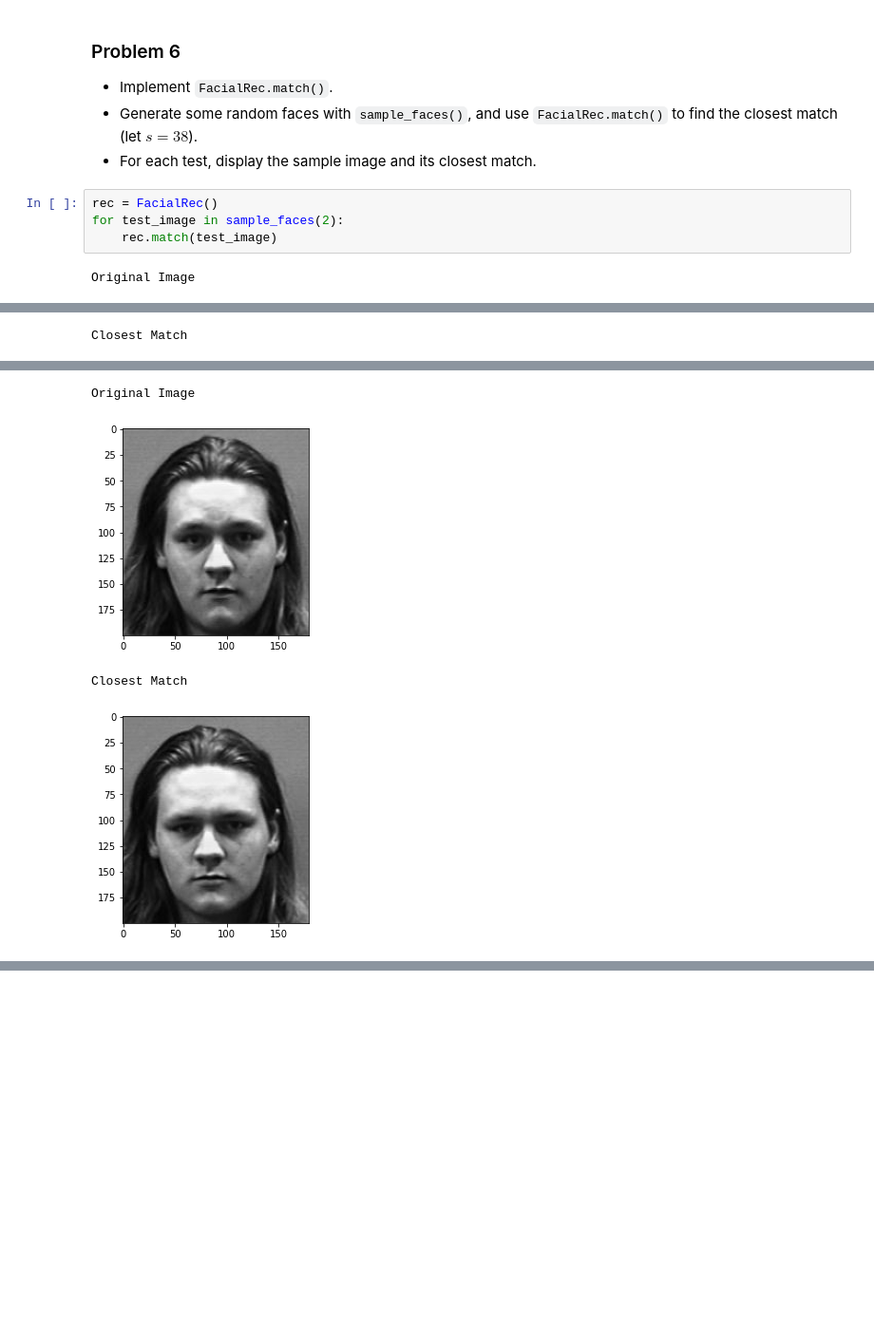
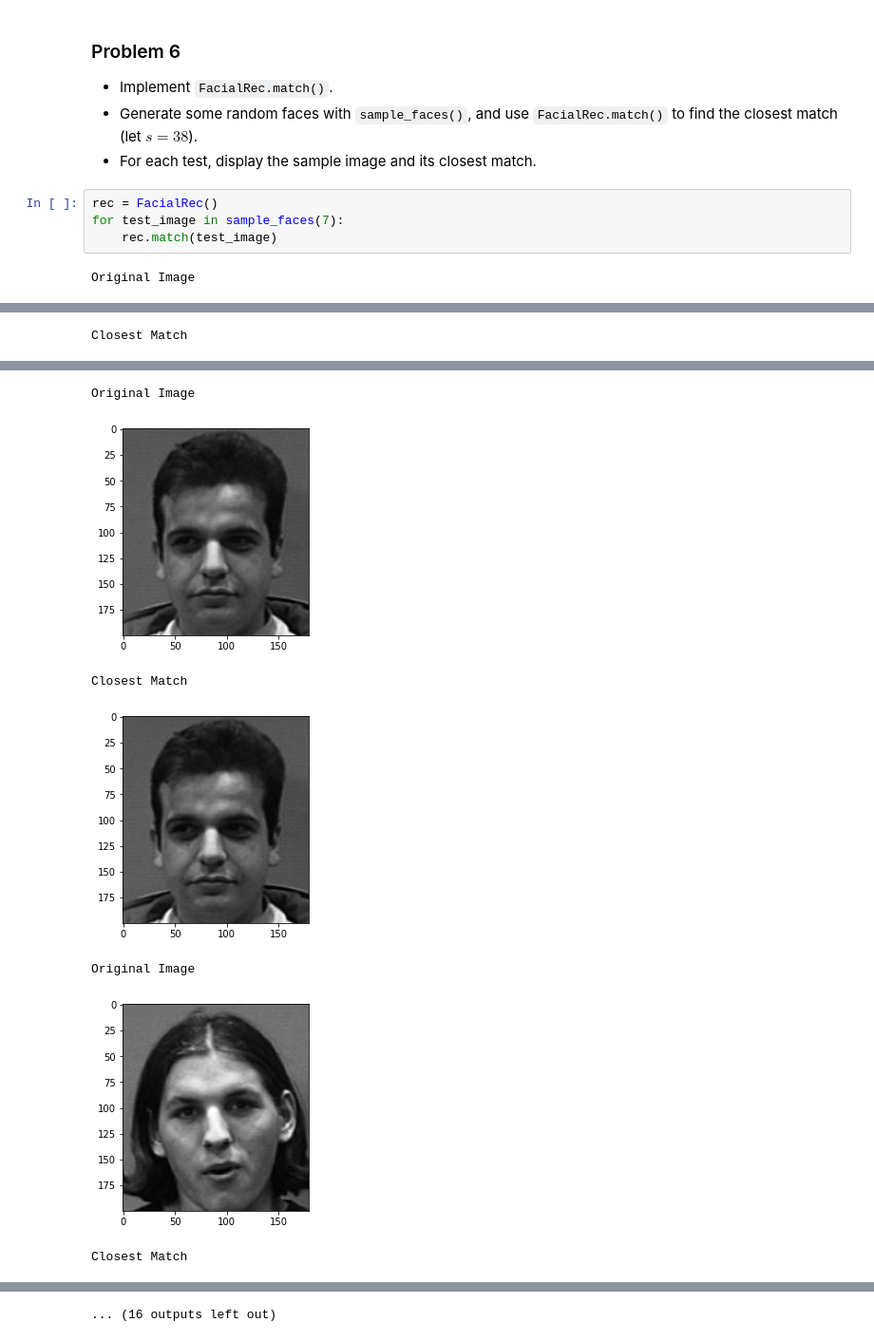
Before and after one commit to terrywillr/Portfolio, a Jupyter notebook: Python Projects/FacialRecognition/facial_recognition.ipynb, the cells around one changed output, grey strips where cells are left out. Shown at 95% size. Drawn from its saved outputs; the diff is of its cells as text; blank space fills up the shorter version.

```diff
--- a/Python Projects/FacialRecognition/facial_recognition.ipynb
+++ b/Python Projects/FacialRecognition/facial_recognition.ipynb
@@ -236,7 +247,7 @@ Implement `FacialRec.find_nearest()`.
 - For each test, display the sample image and its closest match.
 # %%
 rec = FacialRec()
-for test_image in sample_faces(2):
+for test_image in sample_faces(7):
     rec.match(test_image)
 # %% [output]
 Original Image
@@ -246,4 +257,7 @@ Closest Match
 Original Image
-[figure, old version]
+[figure, new version]
 Closest Match
-[figure, old version]
+[figure, new version]
+Original Image
+[figure, added]
+Closest Match
@@ -249,0 +265 @@ Closest Match
+... (16 outputs left out)
```
Also changed, not shown: parts of 4 cells of this notebook.
